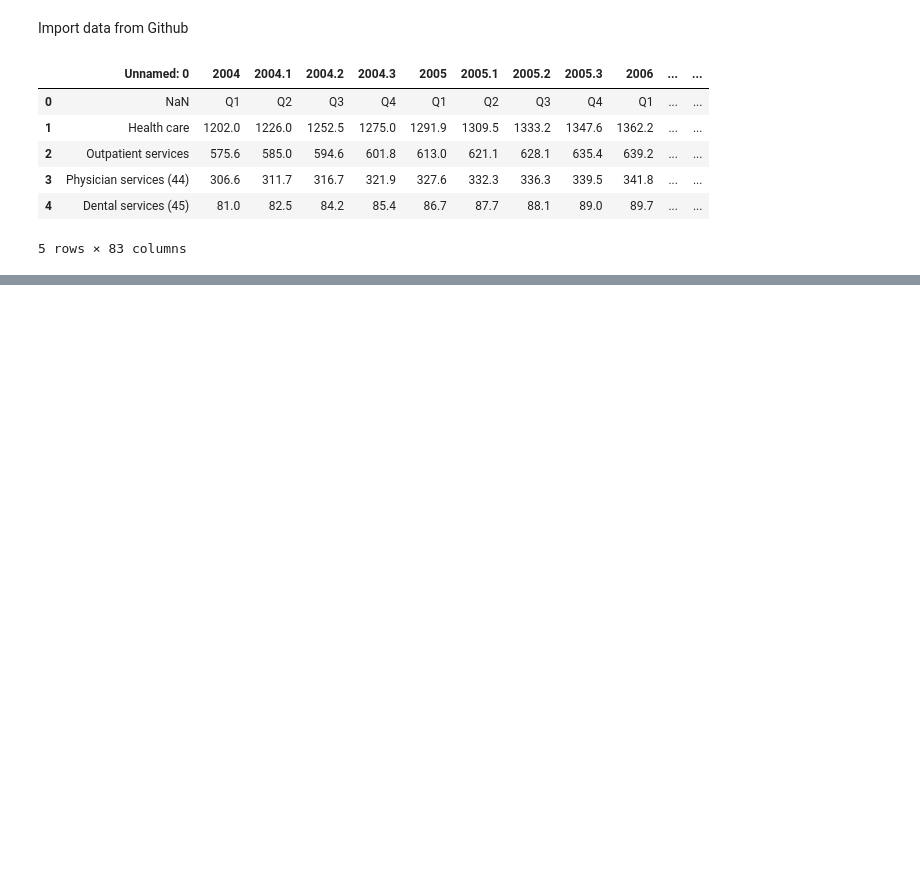
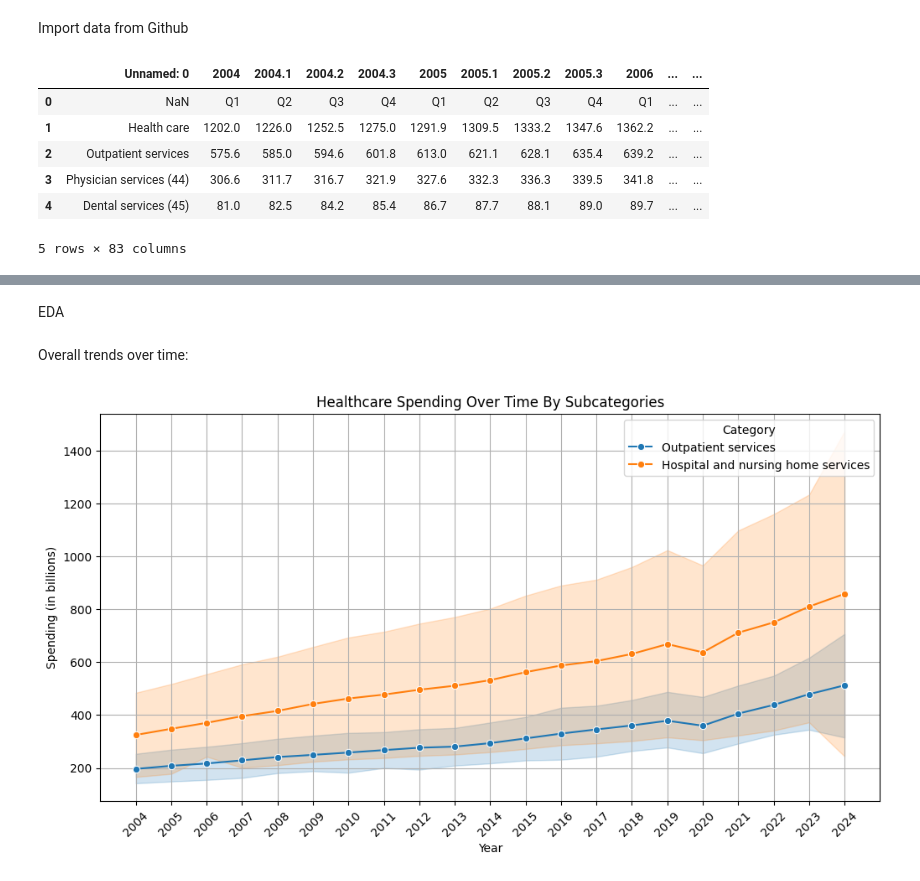
Before and after one commit to Sabrina-Hendricks/DS4002-Group13-Project2, a Jupyter notebook: Scripts/Project2MI2EDA.ipynb, the cells around one changed output, grey strips where cells are left out. Cells and saved outputs as stored; diff of their text form; code cells hidden in the pictures; blank space fills up the shorter version.

```diff
--- a/Scripts/Project2MI2EDA.ipynb
+++ b/Scripts/Project2MI2EDA.ipynb
@@ -41,0 +79,17 @@ TypeError: argument of type 'float' is not iterable
+# %% [markdown]
+EDA
+# %% [markdown]
+Overall trends over time:
+# %%
+# Trend over time
+plt.figure(figsize=(12, 6))
+sns.lineplot(data=df_melted, x='year', y='spending', hue='category', marker='o')
+plt.title('Healthcare Spending Over Time By Subcategories')
+plt.xticks(rotation=45)
+plt.ylabel('Spending (in billions)')
+plt.xlabel('Year')
+plt.legend(title='Category')
+plt.grid()
+plt.show()
+# %% [output]
+[figure, added]
```
Also changed, not shown: parts of 8 cells of this notebook.
